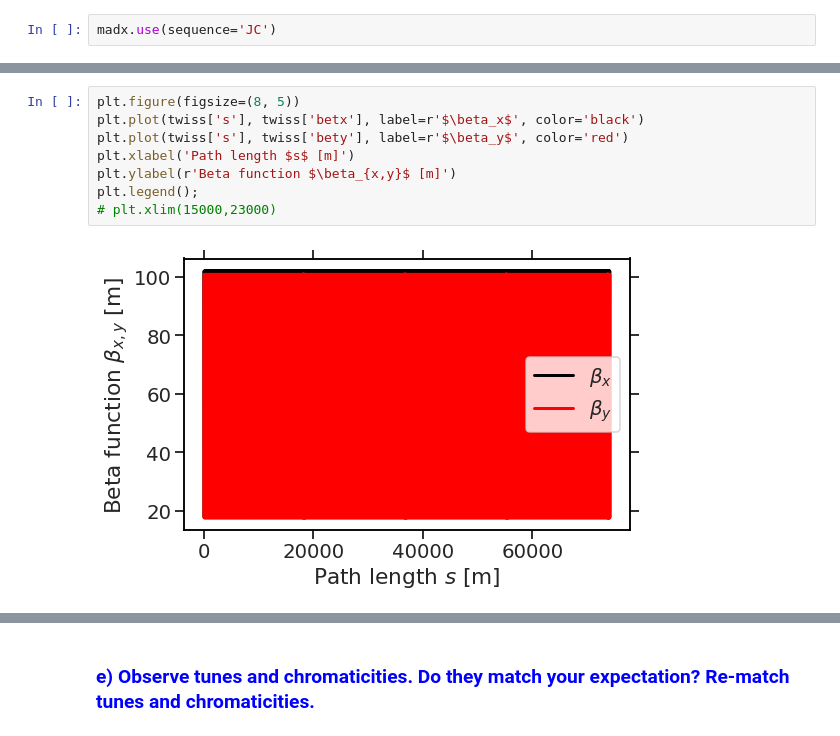
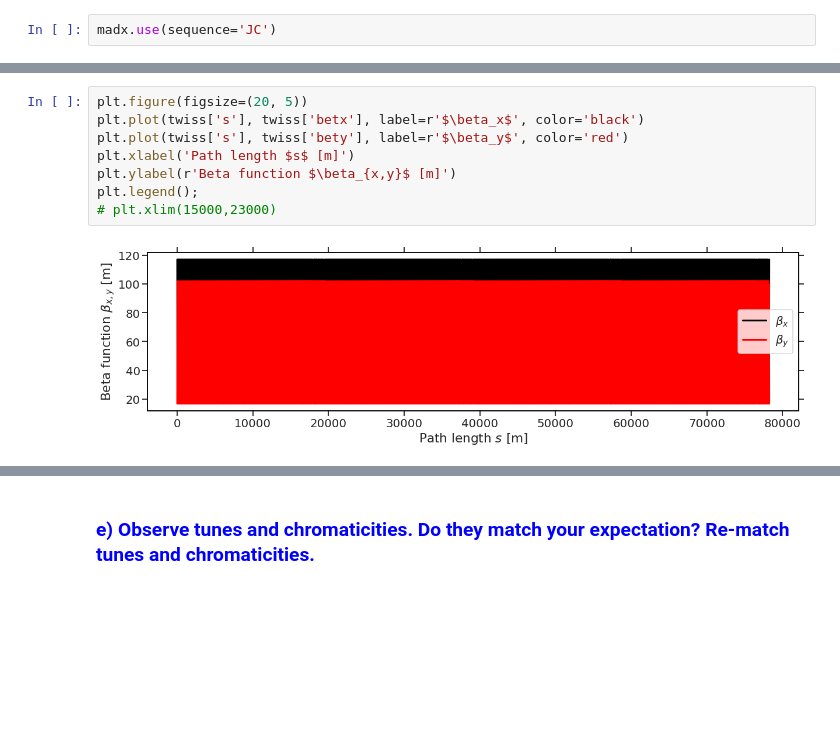
Before and after one commit to youcann/JUAS-2022-accelerator-workshop-group10, a Jupyter notebook: JUAS22_AccDesign_Topic-III-Lattice-Design.ipynb, the cells around one changed output, grey strips where cells are left out. Drawn from its saved outputs; the diff is of its cells as text; blank space fills up the shorter version.

```diff
--- a/JUAS22_AccDesign_Topic-III-Lattice-Design.ipynb
+++ b/JUAS22_AccDesign_Topic-III-Lattice-Design.ipynb
@@ -1289,13 +1256,13 @@ orbit:   0.000000E+00  0.000000E+00  0.000000E+00  0.000000E+00  0.000000E+00  0
            synch_6            synch_8             nflips
                  0                  0                  0
 # %%
-plt.figure(figsize=(8, 5))
+plt.figure(figsize=(20, 5))
 plt.plot(twiss['s'], twiss['betx'], label=r'$\beta_x$', color='black')
 plt.plot(twiss['s'], twiss['bety'], label=r'$\beta_y$', color='red')
 plt.xlabel('Path length $s$ [m]')
 plt.ylabel(r'Beta function $\beta_{x,y}$ [m]')
 plt.legend();
 # plt.xlim(15000,23000)
 # %% [output]
-[figure, old version]
+[figure, new version]
 # %%
```
Also changed, not shown: parts of 34 cells of this notebook.
